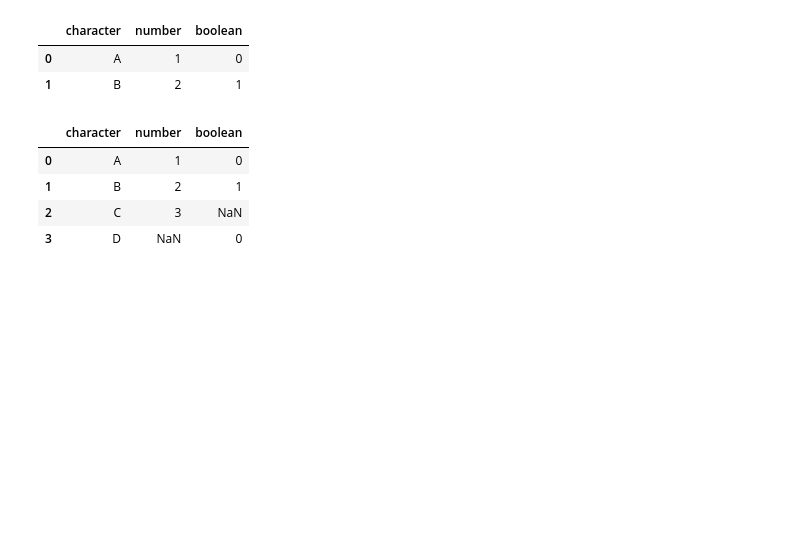
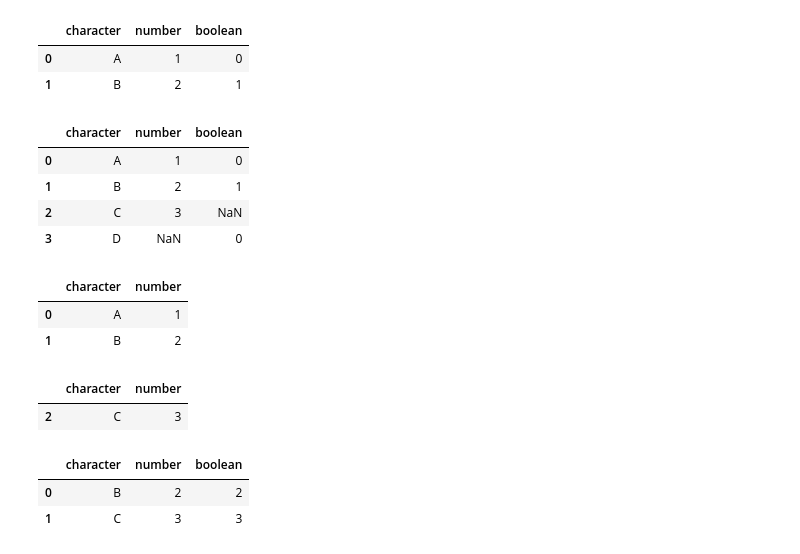
Before and after one commit to carlosinftech/cheatsheetsreminders, a Jupyter notebook: PandasDataProcessing.ipynb, the cells around one changed output. Drawn from its saved outputs; the diff is of its cells as text; code cells hidden in the pictures; blank space fills up the shorter version.

```diff
--- a/PandasDataProcessing.ipynb
+++ b/PandasDataProcessing.ipynb
@@ -709,3 +703,16 @@ how='outer', on='character')
 | 1 | B | 2 | 1 |
 | 2 | C | 3 | NaN |
 | 3 | D | NaN | 0 |
+# %%
+df_combine_a[df_combine_a.character.isin(df_combine_b.character)]
+#Todas las filas de df_combine_a que tienen una coincidencia en df_combine_b
+# %% [output]
+|  | character | number |
+| 0 | A | 1 |
+| 1 | B | 2 |
+# %%
+df_combine_a[~df_combine_a.character.isin(df_combine_b.character)]
+#Todas las filas de df_combine_a que no tienen una coincidencia en df_combine_b
+# %% [output]
+|  | character | number |
+| 2 | C | 3 |
@@ -711,0 +728,7 @@ how='outer', on='character')
+# %%
+pd.merge(df_set_a, df_set_b)
+#Filas que aparecen tanto en df_set_a como en df_set_b. Interseccion.
+# %% [output]
+|  | character | number | boolean |
+| 0 | B | 2 | 2 |
+| 1 | C | 3 | 3 |
```
Also changed, not shown: parts of 11 cells of this notebook.
